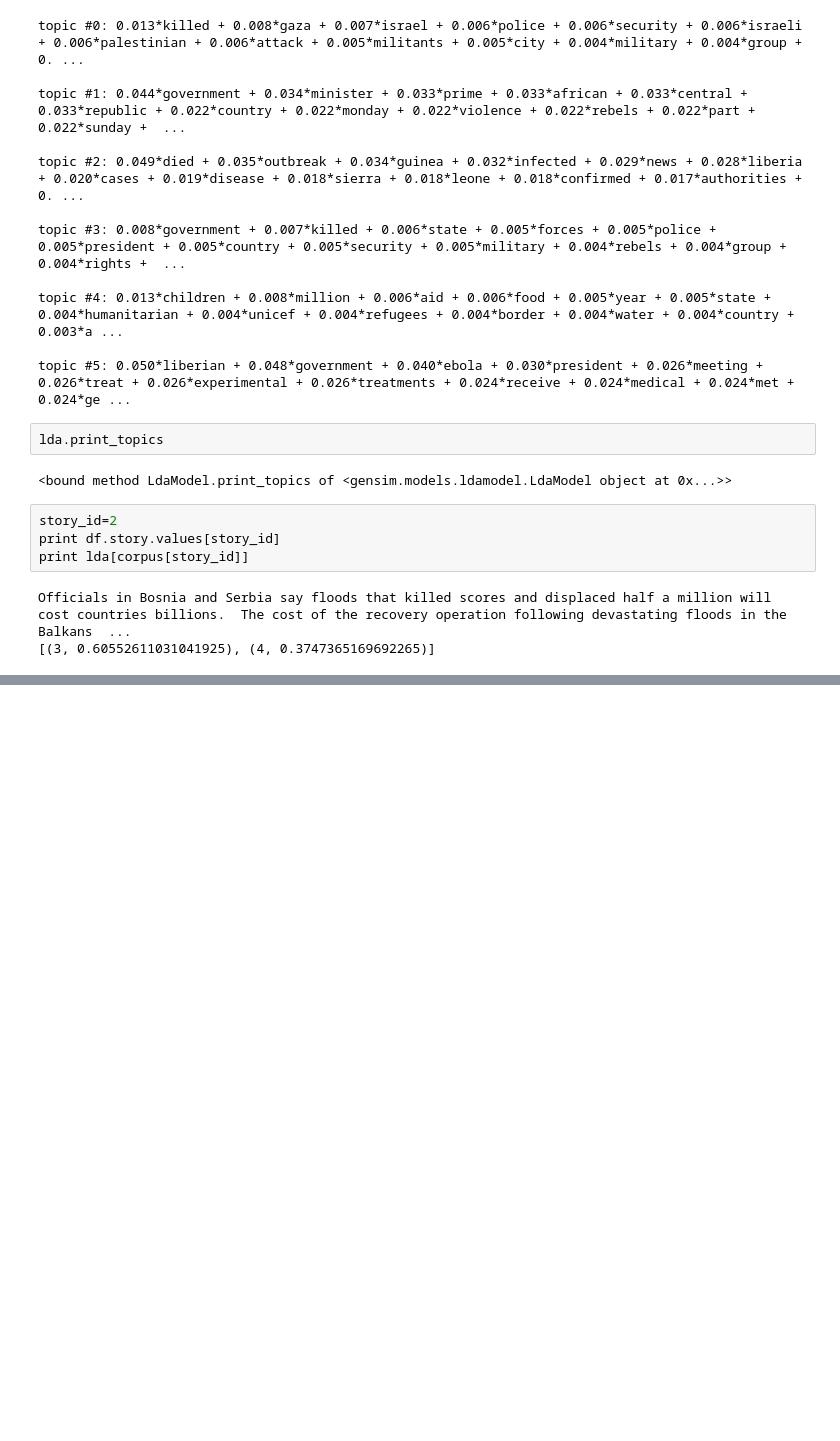
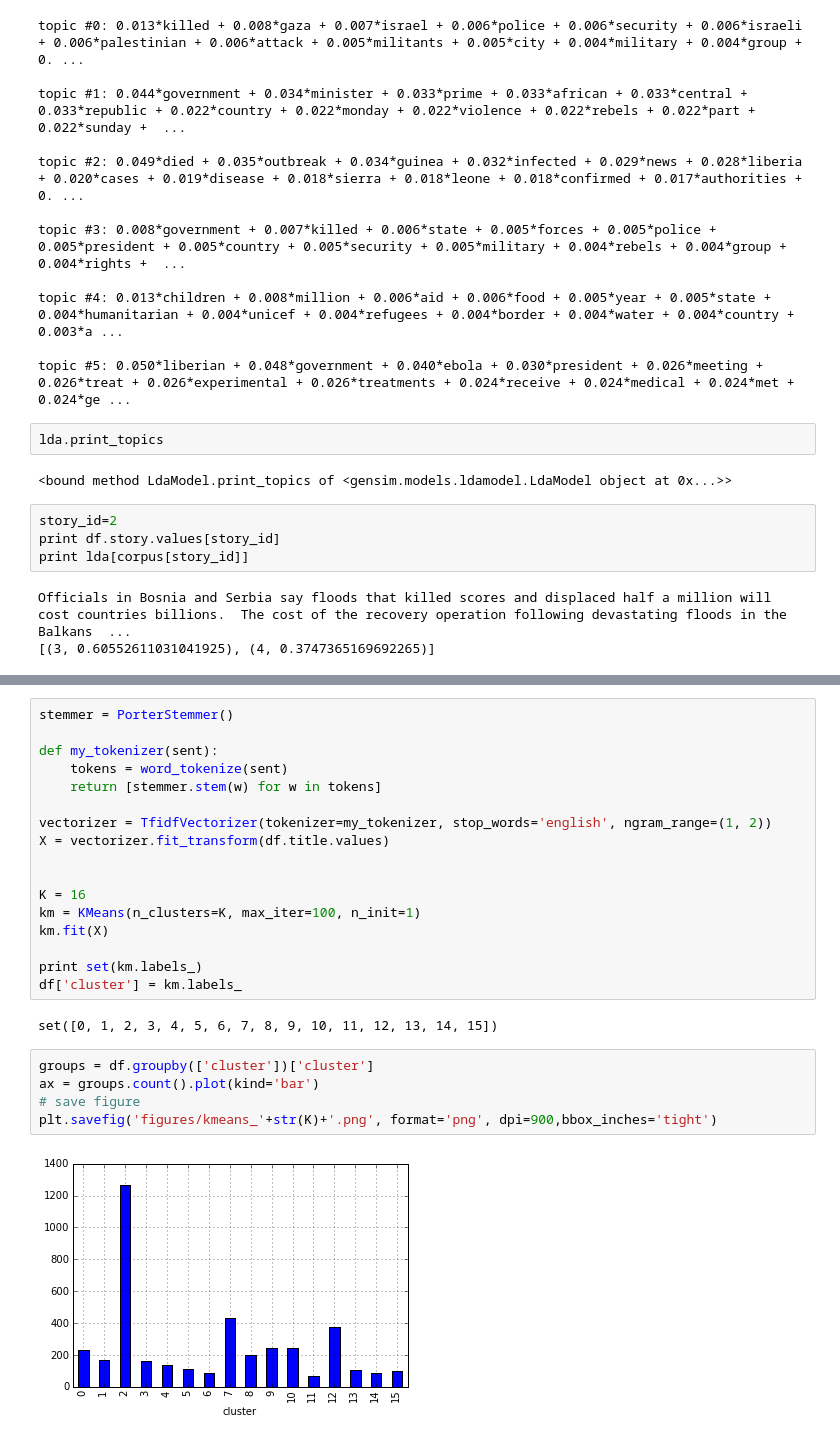
Before and after one commit to adysevy/unicef, a Jupyter notebook: data_modeling.ipynb, the cells around one changed output, grey strips where cells are left out. Drawn from its saved outputs; the diff is of its cells as text; blank space fills up the shorter version.

Commit message:
added kmeans

```diff
--- a/data_modeling.ipynb
+++ b/data_modeling.ipynb
@@ -217,0 +234,26 @@ Officials in Bosnia and Serbia say floods that killed scores and displaced half
+# %%
+stemmer = PorterStemmer()
+
+def my_tokenizer(sent):
+    tokens = word_tokenize(sent)
+    return [stemmer.stem(w) for w in tokens]
+
+vectorizer = TfidfVectorizer(tokenizer=my_tokenizer, stop_words='english', ngram_range=(1, 2))
+X = vectorizer.fit_transform(df.title.values)
+
+
+K = 16
+km = KMeans(n_clusters=K, max_iter=100, n_init=1)
+km.fit(X)
+
+print set(km.labels_)
+df['cluster'] = km.labels_
+# %% [output]
+set([0, 1, 2, 3, 4, 5, 6, 7, 8, 9, 10, 11, 12, 13, 14, 15])
+# %%
+groups = df.groupby(['cluster'])['cluster']
+ax = groups.count().plot(kind='bar')
+# save figure
+plt.savefig('figures/kmeans_'+str(K)+'.png', format='png', dpi=900,bbox_inches='tight')
+# %% [output]
+[figure, added]
```
Also changed, not shown: parts of 3 cells of this notebook.
